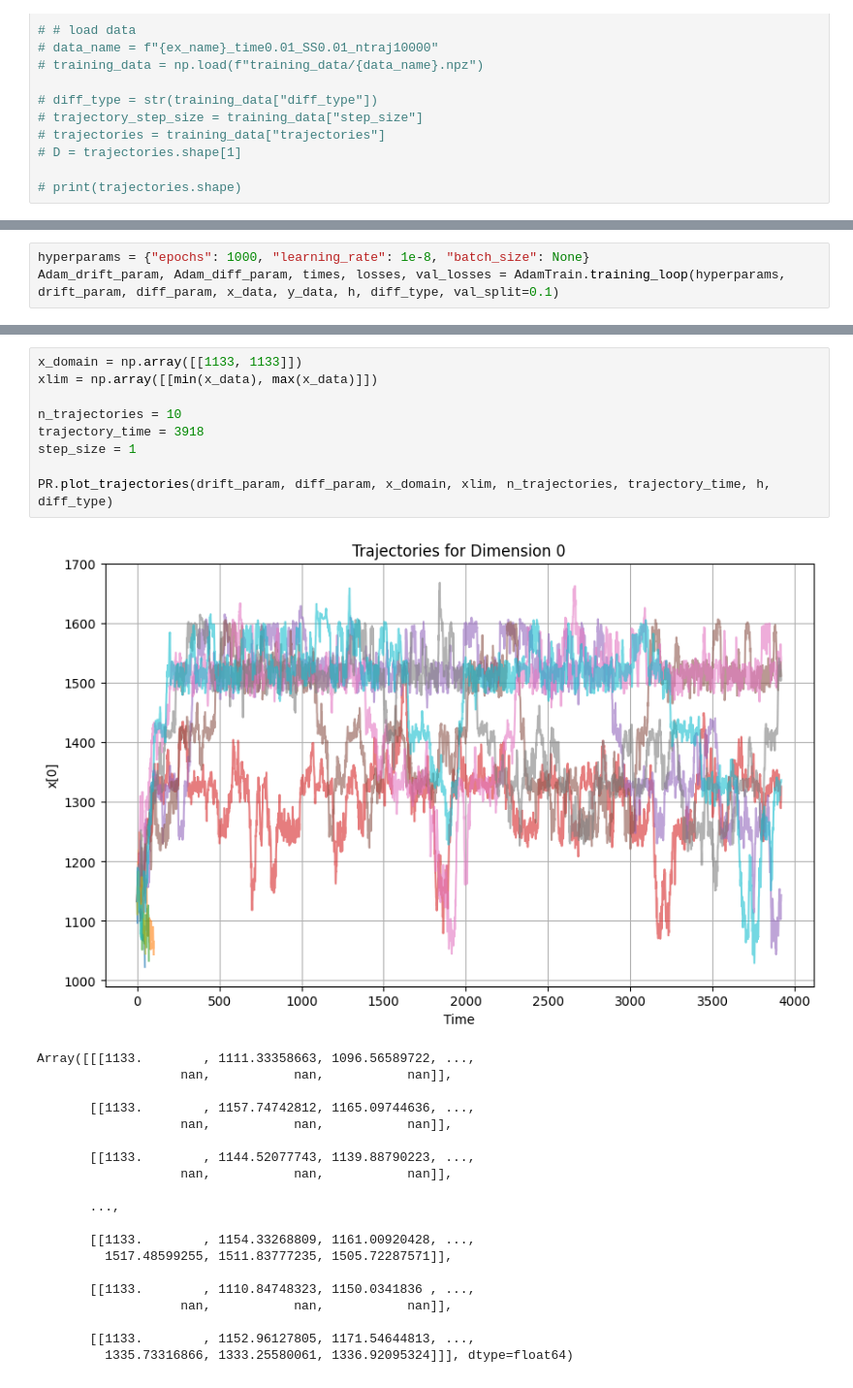
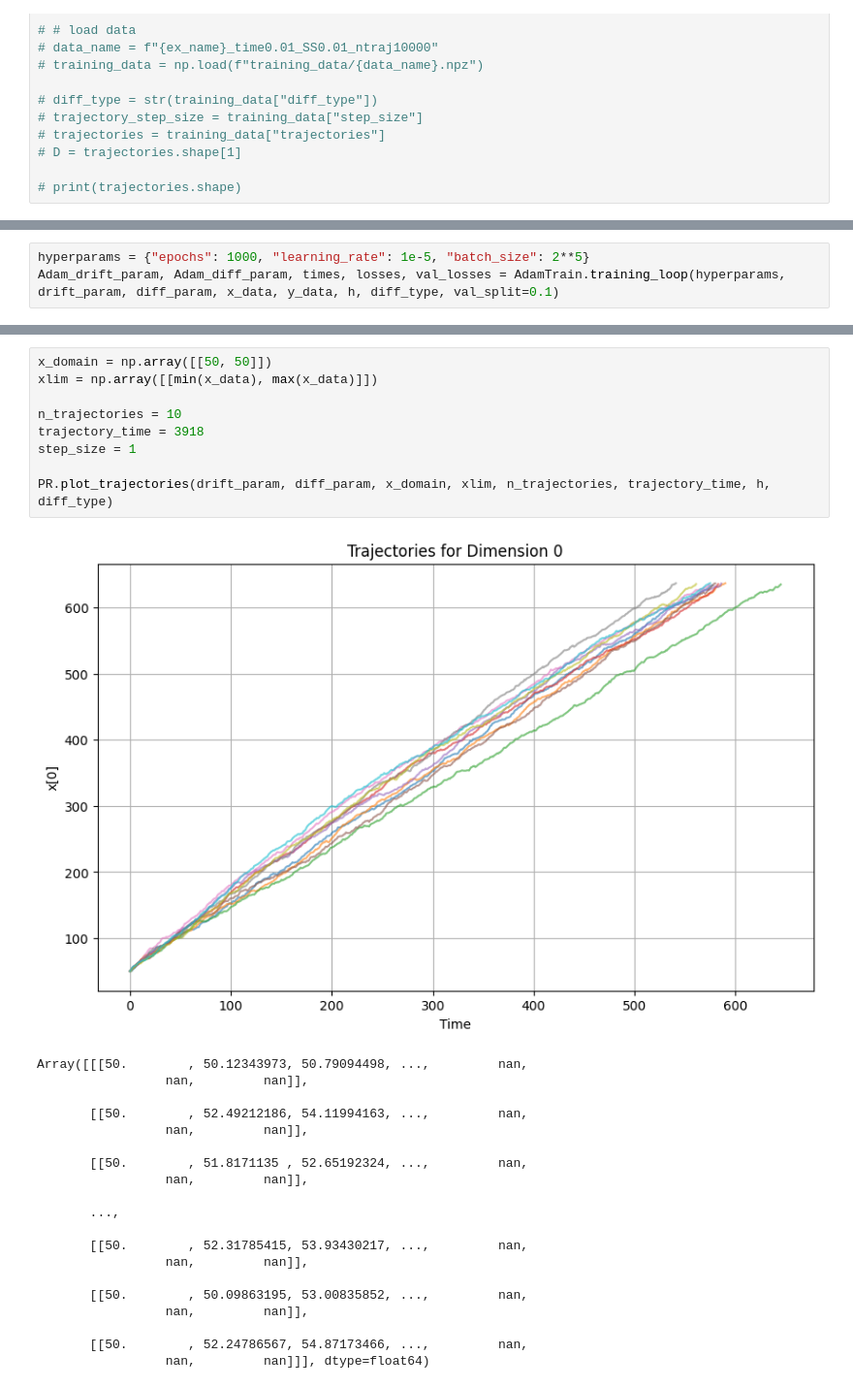
Before and after one commit to ojldoug/SDE_ARFF_GPU_financial_models, a Jupyter notebook: JAX_Adam_training.ipynb, the cells around one changed output, grey strips where cells are left out. Shown at 97% size. Drawn from its saved outputs; the diff is of its cells as text.

```diff
--- a/JAX_Adam_training.ipynb
+++ b/JAX_Adam_training.ipynb
@@ -157,4 +156,4 @@ print(AdamTrain.nll_loss(drift_param, diff_param, x_data, y_data, h, diff_type))
 # %%
-hyperparams = {"epochs": 1000, "learning_rate": 1e-8, "batch_size": None}
+hyperparams = {"epochs": 1000, "learning_rate": 1e-5, "batch_size": 2**5}
 Adam_drift_param, Adam_diff_param, times, losses, val_losses = AdamTrain.training_loop(hyperparams, drift_param, diff_param, x_data, y_data, h, diff_type, val_split=0.1)
 # %% [output]
@@ -169,33 +187,33 @@ PR.plot_train_v_true(Adam_diff_param, x_data, diff_type=diff_type)
 # %%
-x_domain = np.array([[1133, 1133]])
+x_domain = np.array([[50, 50]])
 xlim = np.array([[min(x_data), max(x_data)]])
 
 n_trajectories = 10
 trajectory_time = 3918
 step_size = 1
 
 PR.plot_trajectories(drift_param, diff_param, x_domain, xlim, n_trajectories, trajectory_time, h, diff_type)
 # %% [output]
-[figure, old version]
+[figure, new version]
-Array([[[1133.        , 1111.33358663, 1096.56589722, ...,
-                   nan,           nan,           nan]],
+Array([[[50.        , 50.12343973, 50.79094498, ...,         nan,
+                 nan,         nan]],
 
-       [[1133.        , 1157.74742812, 1165.09744636, ...,
-                   nan,           nan,           nan]],
+       [[50.        , 52.49212186, 54.11994163, ...,         nan,
+                 nan,         nan]],
 
-       [[1133.        , 1144.52077743, 1139.88790223, ...,
-                   nan,           nan,           nan]],
+       [[50.        , 51.8171135 , 52.65192324, ...,         nan,
+                 nan,         nan]],
 
        ...,
 
-       [[1133.        , 1154.33268809, 1161.00920428, ...,
-         1517.48599255, 1511.83777235, 1505.72287571]],
+       [[50.        , 52.31785415, 53.93430217, ...,         nan,
+                 nan,         nan]],
 
-       [[1133.        , 1110.84748323, 1150.0341836 , ...,
-                   nan,           nan,           nan]],
+       [[50.        , 50.09863195, 53.00835852, ...,         nan,
+                 nan,         nan]],
 
-       [[1133.        , 1152.96127805, 1171.54644813, ...,
-         1335.73316866, 1333.25580061, 1336.92095324]]], dtype=float64)
+       [[50.        , 52.24786567, 54.87173466, ...,         nan,
+                 nan,         nan]]], dtype=float64)
 # %%
 # if pretrain:
 #     times += ARFF_data["times"]
```
Also changed, not shown: parts of 8 cells of this notebook, 16 other files.
